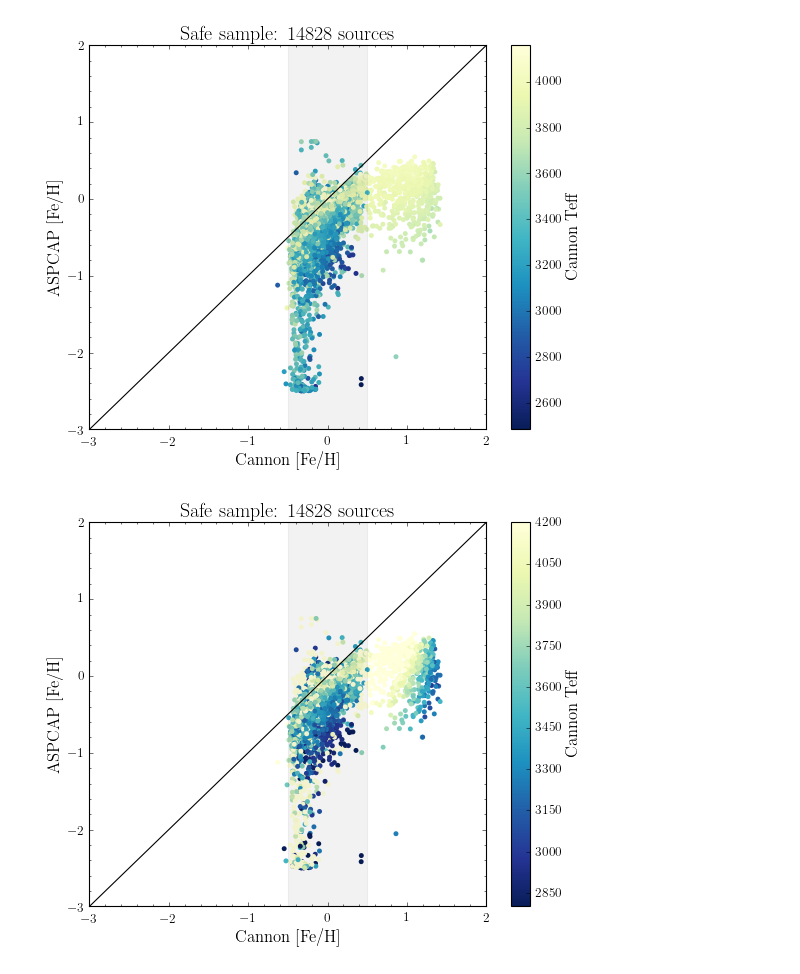
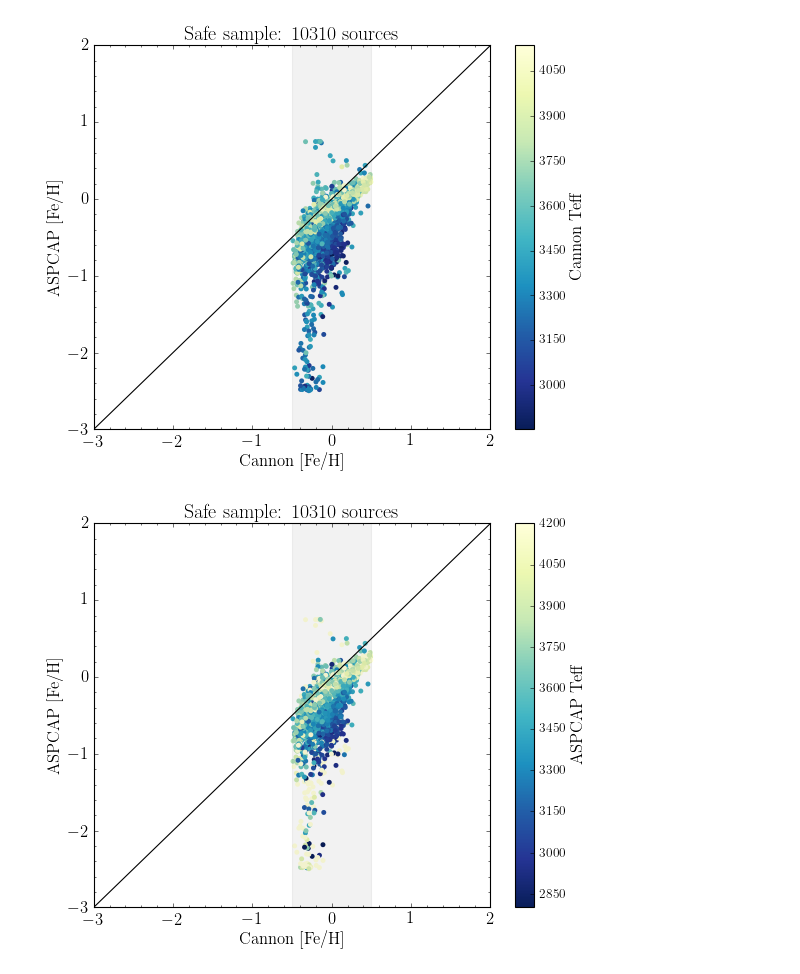
Before and after one commit to jbirky/Mdwarf_project, a Jupyter notebook: cannon_runs/test_sample_analysis/distribution_comparison.ipynb, the cells around one changed output. Saved outputs shown, nothing was run; the diff lists cells and outputs as text; code cells hidden in the pictures.

Commit message:
plot notebooks

```diff
--- a/cannon_runs/test_sample_analysis/distribution_comparison.ipynb
+++ b/cannon_runs/test_sample_analysis/distribution_comparison.ipynb
@@ -13,6 +15,6 @@ from astropy.io import fits, ascii
 # %%
-test = pd.read_csv('/home/jess/Desktop/Research/Mdwarf_project/cannon_runs/apogee_test/test_results/safe_sample_final.csv.gz')
-# test = pd.read_csv('/home/jess/Desktop/Research/Mdwarf_project/cannon_runs/apogee_test/safe_results.csv')
+# test = pd.read_csv('/home/jess/Desktop/Research/Mdwarf_project/cannon_runs/apogee_test/test_results/safe_sample_final.csv.gz')
+test = pd.read_csv('/home/jess/Desktop/Research/Mdwarf_project/cannon_runs/apogee_test/safe_results_ruwe.csv')
 # %%
 print(len(test))
 test.keys()
@@ -47,31 +97,34 @@ Name: APOGEE_ID, Length: 14828, dtype: object
 # %%
 x = np.arange(-10,10,.5)
+plt.tick_params(labelsize=15)
 plt.scatter(test['FE_H'], test['M_H_APOGEE'], c=test['TEFF'], edgecolor='none', cmap='YlGnBu_r')
 plt.axvspan(-.5, .5, alpha=.05, color='k')
 plt.plot(x,x, color='k')
 cb = plt.colorbar()
 cb.set_label(r'Cannon Teff', fontsize=15)
 plt.xlabel('Cannon [Fe/H]', fontsize=15)
 plt.ylabel('ASPCAP [Fe/H]', fontsize=15)
 plt.title(r'Safe sample: %s sources'%(len(test)), fontsize=18)
 plt.xlim(-3,2)
 plt.ylim(-3,2)
 plt.minorticks_on()
 plt.show()
 
-x = np.arange(-10,10,.5)
+# ===============
+
+plt.tick_params(labelsize=15)
 plt.scatter(test['FE_H'], test['M_H_APOGEE'], c=np.clip(test['TEFF_APOGEE'],2800,4200), edgecolor='none', cmap='YlGnBu_r')
 plt.axvspan(-.5, .5, alpha=.05, color='k')
 plt.plot(x,x, color='k')
 cb = plt.colorbar()
-cb.set_label(r'Cannon Teff', fontsize=15)
+cb.set_label(r'ASPCAP Teff', fontsize=15)
 plt.xlabel('Cannon [Fe/H]', fontsize=15)
 plt.ylabel('ASPCAP [Fe/H]', fontsize=15)
 plt.title(r'Safe sample: %s sources'%(len(test)), fontsize=18)
 plt.xlim(-3,2)
 plt.ylim(-3,2)
 plt.minorticks_on()
 plt.show()
 # %% [output]
-[figure, old version]
+[figure, new version]
-[figure, old version]
+[figure, new version]
```
Also changed, not shown: parts of 35 cells of this notebook, 1 other file.
